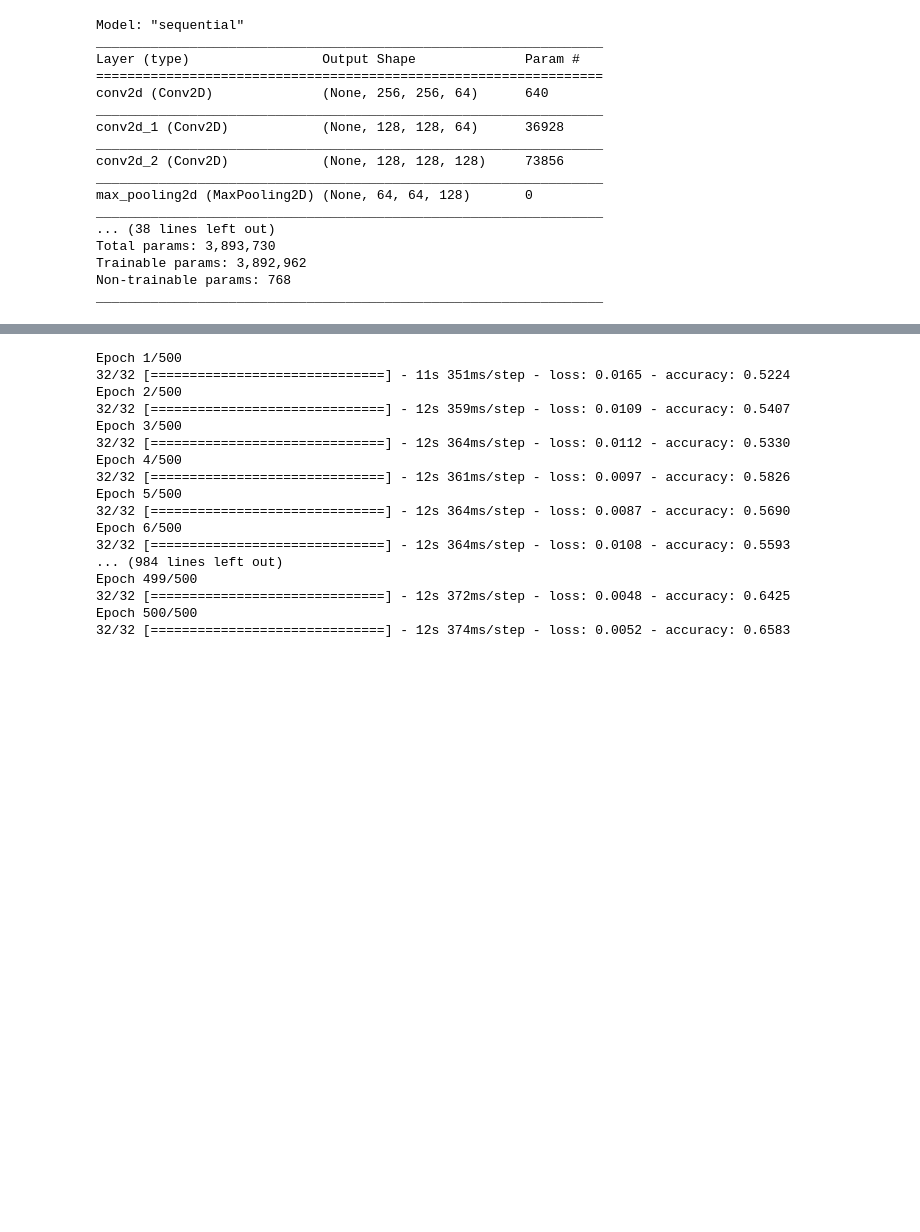
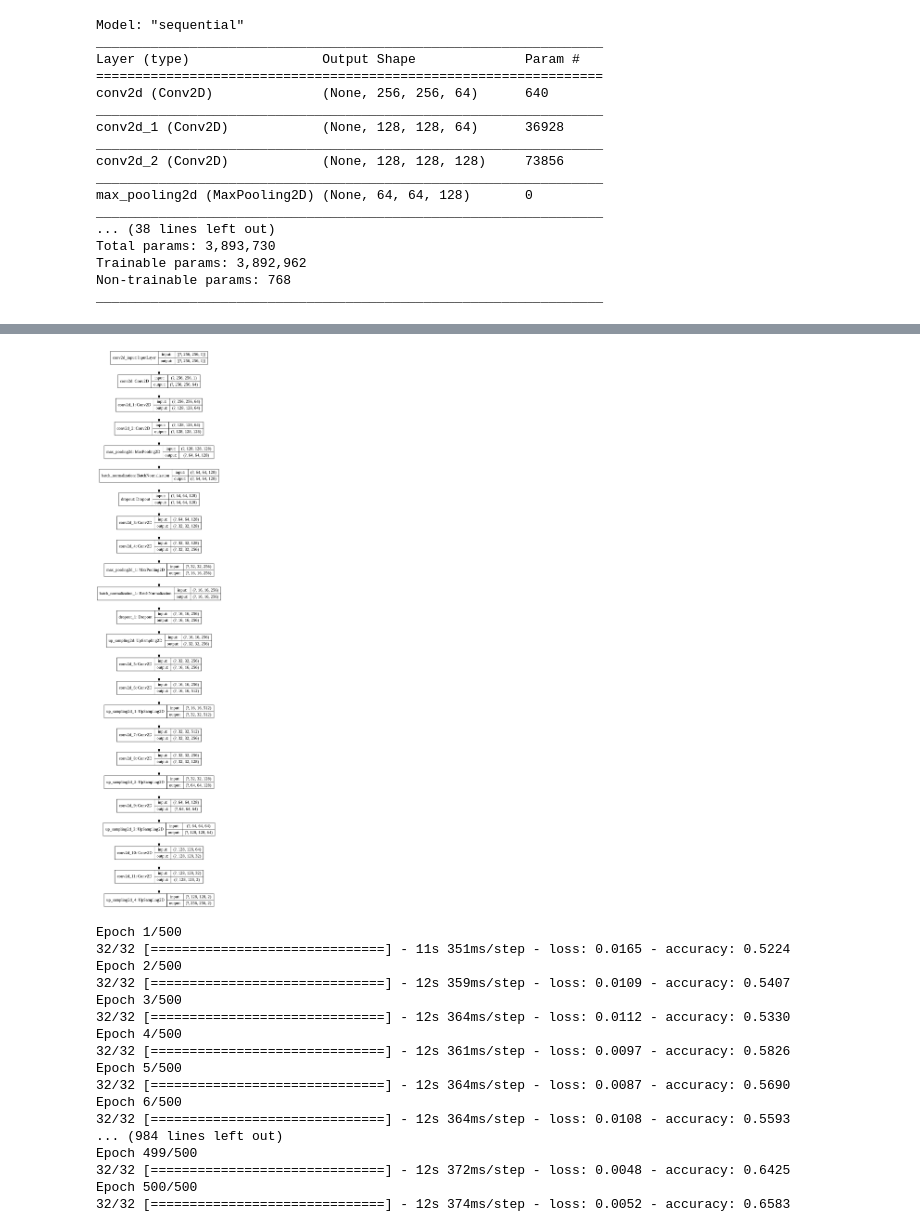
Before and after one commit to rubyruins/fast-colorization, a Jupyter notebook: Train.ipynb, the cells around one changed output, grey strips where cells are left out. Saved outputs shown, nothing was run; the diff lists cells and outputs as text; code cells hidden in the pictures; blank space fills up the shorter version.

Commit message:
Updated model

```diff
--- a/Train.ipynb
+++ b/Train.ipynb
@@ -152,0 +158,4 @@ datagen = ImageDataGenerator(
+# %%
+plot_model(model, to_file='model_plot.png', show_shapes=True, show_layer_names=True)
+# %% [output]
+[figure, added]
```
Also changed, not shown: parts of 6 cells of this notebook, 1 other file.
